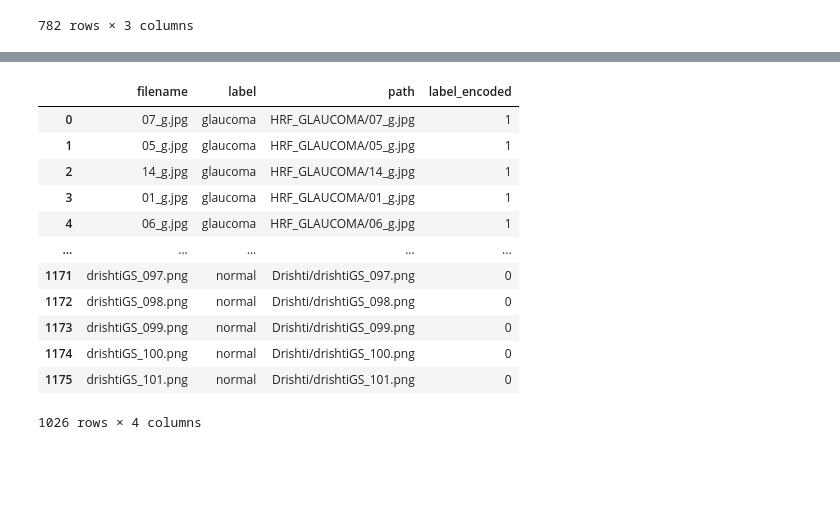
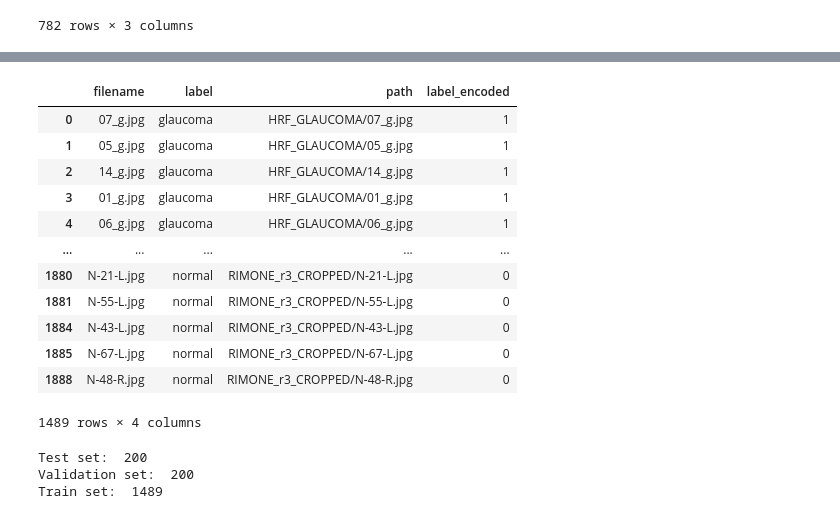
Before and after one commit to TanHaus/lifehack-2020, a Jupyter notebook: glaucoma_ds.ipynb, the cells around one changed output, grey strips where cells are left out. Cells and saved outputs as stored; diff of their text form; code cells hidden in the pictures; blank space fills up the shorter version.

```diff
--- a/glaucoma_ds.ipynb
+++ b/glaucoma_ds.ipynb
@@ -89,5 +150,6 @@ glau_df
 # %%
 glau_df = glau_df.append(drishti_glau, ignore_index=True)
+glau_df = glau_df.append(rimone_glau_df, ignore_index=True)
 glau_df
 # %% [output]
 |  | filename | label | path |
@@ -138,5 +202,6 @@ normal_df
 # %%
 normal_df = normal_df.append(drishti_norm, ignore_index=True)
+normal_df = normal_df.append(rimone_norm_df, ignore_index=True)
 normal_df
 # %% [output]
 |  | filename | label | path |
@@ -196,11 +263,11 @@ df
 # %%
-TEST_SIZE = 75
+TEST_SIZE = 100
+VAL_SIZE = 100
 test_df = pd.DataFrame(columns=df.columns)
 
 for i in range(2):
     temp_df = df[df['label_encoded'] == i]
     temp_df = temp_df.sample(TEST_SIZE, random_state=0)
-
     test_df = test_df.append(temp_df, ignore_index=True)
 
 test_df
@@ -220,0 +288,10 @@ test_df
+# %%
+remain_df = df[~df['path'].isin(test_df['path'])]
+val_df = pd.DataFrame(columns=df.columns)
+
+for i in range(2):
+    temp_df = remain_df[remain_df['label_encoded'] == i]
+    temp_df = temp_df.sample(VAL_SIZE, random_state=0)
+    val_df = val_df.append(temp_df, ignore_index=True)
+
+val_df
@@ -221,19 +312,27 @@ test_df
 # %%
-train_df = df[~df['path'].isin(test_df['path'])]
+train_df = remain_df[~remain_df['path'].isin(val_df['path'])]
 train_df
 # %% [output]
 |  | filename | label | path | label_encoded |
 | 0 | 07_g.jpg | glaucoma | HRF_GLAUCOMA/07_g.jpg | 1 |
 | 1 | 05_g.jpg | glaucoma | HRF_GLAUCOMA/05_g.jpg | 1 |
 | 2 | 14_g.jpg | glaucoma | HRF_GLAUCOMA/14_g.jpg | 1 |
 | 3 | 01_g.jpg | glaucoma | HRF_GLAUCOMA/01_g.jpg | 1 |
 | 4 | 06_g.jpg | glaucoma | HRF_GLAUCOMA/06_g.jpg | 1 |
 | ... | ... | ... | ... | ... |
-| 1171 | drishtiGS_097.png | normal | Drishti/drishtiGS_097.png | 0 |
-| 1172 | drishtiGS_098.png | normal | Drishti/drishtiGS_098.png | 0 |
-| 1173 | drishtiGS_099.png | normal | Drishti/drishtiGS_099.png | 0 |
-| 1174 | drishtiGS_100.png | normal | Drishti/drishtiGS_100.png | 0 |
-| 1175 | drishtiGS_101.png | normal | Drishti/drishtiGS_101.png | 0 |
+| 1880 | N-21-L.jpg | normal | RIMONE_r3_CROPPED/N-21-L.jpg | 0 |
+| 1881 | N-55-L.jpg | normal | RIMONE_r3_CROPPED/N-55-L.jpg | 0 |
+| 1884 | N-43-L.jpg | normal | RIMONE_r3_CROPPED/N-43-L.jpg | 0 |
+| 1885 | N-67-L.jpg | normal | RIMONE_r3_CROPPED/N-67-L.jpg | 0 |
+| 1888 | N-48-R.jpg | normal | RIMONE_r3_CROPPED/N-48-R.jpg | 0 |
-1026 rows × 4 columns
+1489 rows × 4 columns
+# %%
+print("Test set: ", len(test_df))
+print("Validation set: ", len(val_df))
+print("Train set: ", len(train_df))
+# %% [output]
+Test set:  200
+Validation set:  200
+Train set:  1489
 # %%
 test_df.to_csv('glaucoma_test.csv', index=False)
```
Also changed, not shown: parts of 16 cells of this notebook, 9 other files.
